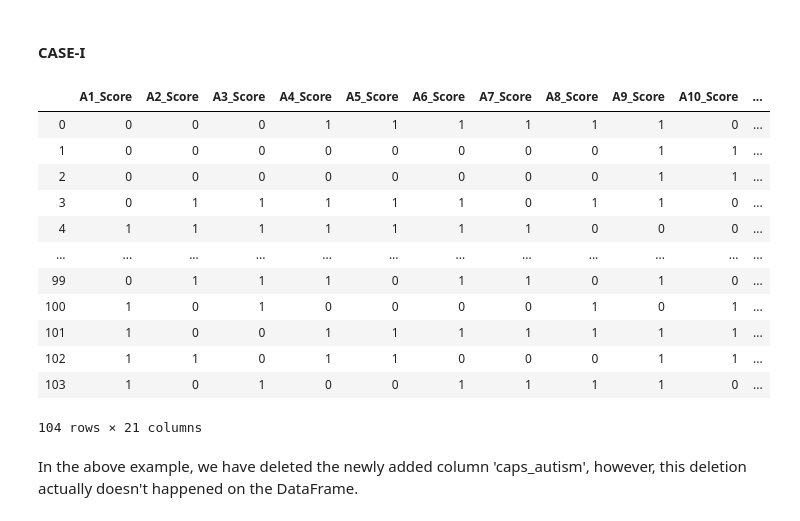
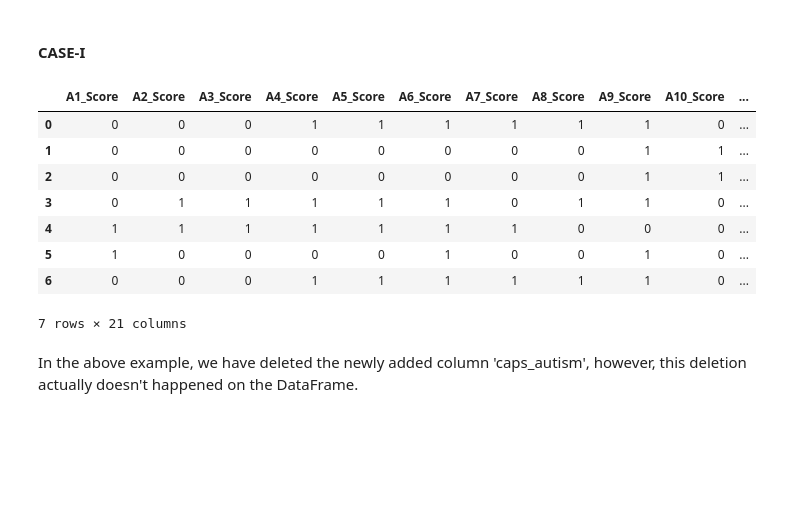
Before and after one commit to raj-shr-git/Deep_Dive_in_ML_Python, a Jupyter notebook: Blog-7_8_9(Pandas)/Pandas_Handbook.ipynb, the cells around one changed output. Cells and saved outputs as stored; diff of their text form; code cells hidden in the pictures; blank space fills up the shorter version.

```diff
--- a/Blog-7_8_9(Pandas)/Pandas_Handbook.ipynb
+++ b/Blog-7_8_9(Pandas)/Pandas_Handbook.ipynb
@@ -817,7 +873,7 @@ from scipy.io import arff
 # %%
 import pandas as pd
 # %%
-adr_data = arff.loadarff('C:\\Users\\j302\\Downloads\\Autism-Adolescent-Data Plus Description\\Autism-Adolescent-Data.arff')
+adr_data = arff.loadarff('D:\\Rajesh\\STUDY\\Projects\\Autism-Adolescent\\Autism-Adolescent-Data.arff')
 # %%
 type(adr_data)        # What's the datatype of adr_data?
 # %% [output]
@@ -1149,7 +1294,7 @@ In this example, we changed the 'ethnicity' column values to UPPERCASE.
 # %% [markdown]
 ## **Problem-9: How to add a new column in the DataFrame by applying an operation on an existing column?**
 # %%
-adr_data_df['caps_autism'] = adr_data_df['austim'].str.capitalize()+'_New_col'
+adr_data_df['caps_autism'] = adr_data_df['austim'].str.capitalize()+'_NP'
 # %%
 adr_data_df.head()
 # %% [output]
@@ -1167,21 +1312,17 @@ In the above example, we added new column 'caps_autism' having values from colum
 # %% [markdown]
 #### **CASE-I**
 # %%
-adr_data_df.drop(['caps_autism'],axis=1)
+adr_data_df.drop(['caps_autism'],axis=1).head(7)
 # %% [output]
 |  | A1_Score | A2_Score | A3_Score | A4_Score | A5_Score | A6_Score | A7_Score | A8_Score | A9_Score | A10_Score | ... |
 | 0 | 0 | 0 | 0 | 1 | 1 | 1 | 1 | 1 | 1 | 0 | ... |
 | 1 | 0 | 0 | 0 | 0 | 0 | 0 | 0 | 0 | 1 | 1 | ... |
 | 2 | 0 | 0 | 0 | 0 | 0 | 0 | 0 | 0 | 1 | 1 | ... |
 | 3 | 0 | 1 | 1 | 1 | 1 | 1 | 0 | 1 | 1 | 0 | ... |
 | 4 | 1 | 1 | 1 | 1 | 1 | 1 | 1 | 0 | 0 | 0 | ... |
-| ... | ... | ... | ... | ... | ... | ... | ... | ... | ... | ... | ... |
-| 99 | 0 | 1 | 1 | 1 | 0 | 1 | 1 | 0 | 1 | 0 | ... |
-| 100 | 1 | 0 | 1 | 0 | 0 | 0 | 0 | 1 | 0 | 1 | ... |
-| 101 | 1 | 0 | 0 | 1 | 1 | 1 | 1 | 1 | 1 | 1 | ... |
-| 102 | 1 | 1 | 0 | 1 | 1 | 0 | 0 | 0 | 1 | 1 | ... |
-| 103 | 1 | 0 | 1 | 0 | 0 | 1 | 1 | 1 | 1 | 0 | ... |
+| 5 | 1 | 0 | 0 | 0 | 0 | 1 | 0 | 0 | 1 | 0 | ... |
+| 6 | 0 | 0 | 0 | 1 | 1 | 1 | 1 | 1 | 1 | 0 | ... |
-104 rows × 21 columns
+7 rows × 21 columns
 # %% [markdown]
 In the above example, we have deleted the newly added column 'caps_autism', however, this deletion actually doesn't happened on the DataFrame.
 # %%
```
Also changed, not shown: parts of 74 cells of this notebook.
